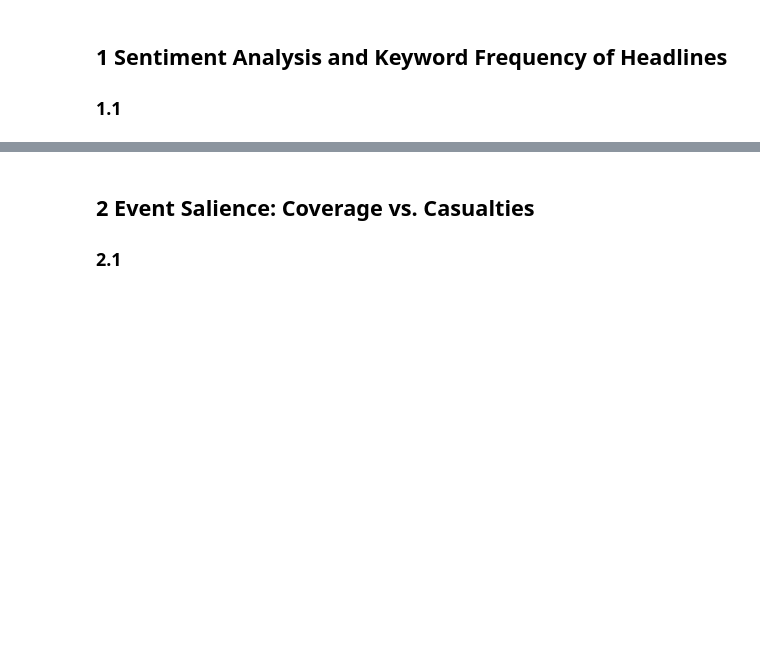
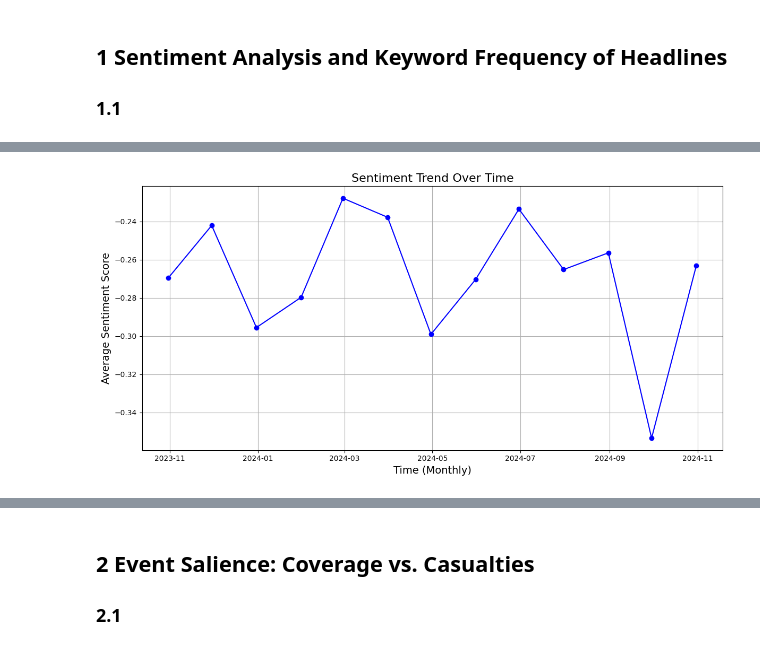
Before and after one commit to tinasophie15/FCSS-Project-Group-10, a Jupyter notebook: code/group10.ipynb, the cells around one changed output, grey strips where cells are left out. Saved outputs shown, nothing was run; the diff lists cells and outputs as text; code cells hidden in the pictures; blank space fills up the shorter version.

```diff
--- a/code/group10.ipynb
+++ b/code/group10.ipynb
@@ -112,0 +135,18 @@ plt.show()
+# %%
+# Convert 'Publish Date' to datetime format
+data_cleaned['Publish Date'] = pd.to_datetime(data_cleaned['Publish Date'])
+
+# Calculate average sentiment score by month
+sentiment_over_time = data_cleaned.resample('ME', on='Publish Date')['Sentiment Score'].mean()
+
+# Plot sentiment over time
+plt.figure(figsize=(12, 6))
+plt.plot(sentiment_over_time.index, sentiment_over_time.values, marker='o', color='blue')
+plt.xlabel("Time (Monthly)", fontsize=14)
+plt.ylabel("Average Sentiment Score", fontsize=14)
+plt.title("Sentiment Trend Over Time", fontsize=16)
+plt.grid()
+plt.tight_layout()
+plt.show()
+# %% [output]
+[figure, added]
```
Also changed, not shown: parts of 7 cells of this notebook, 2 other files.
